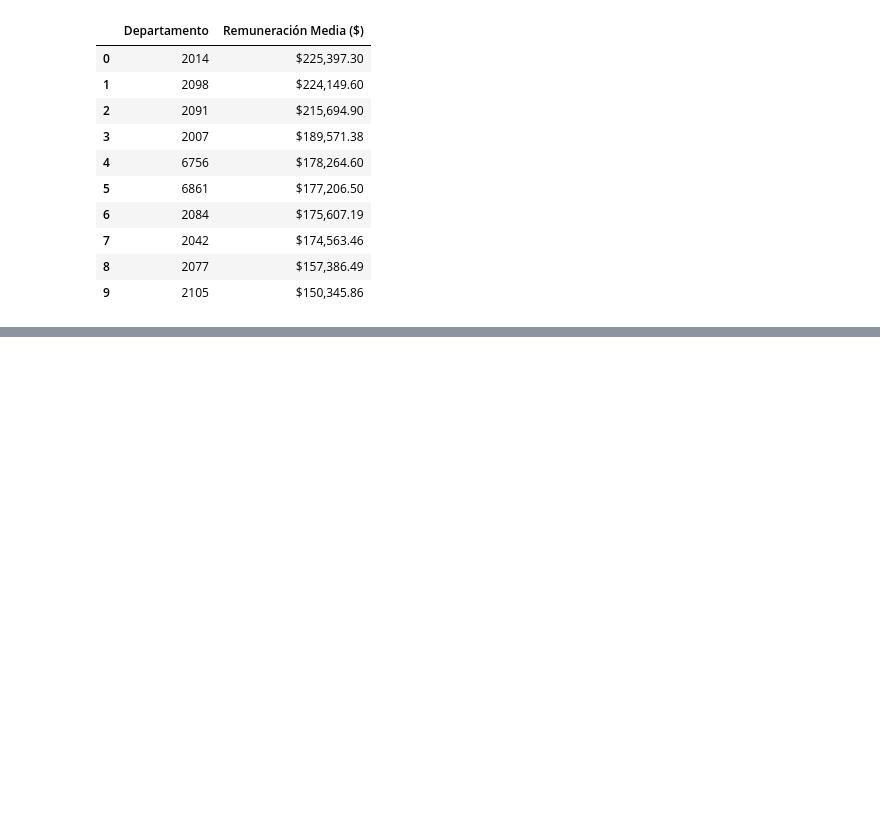
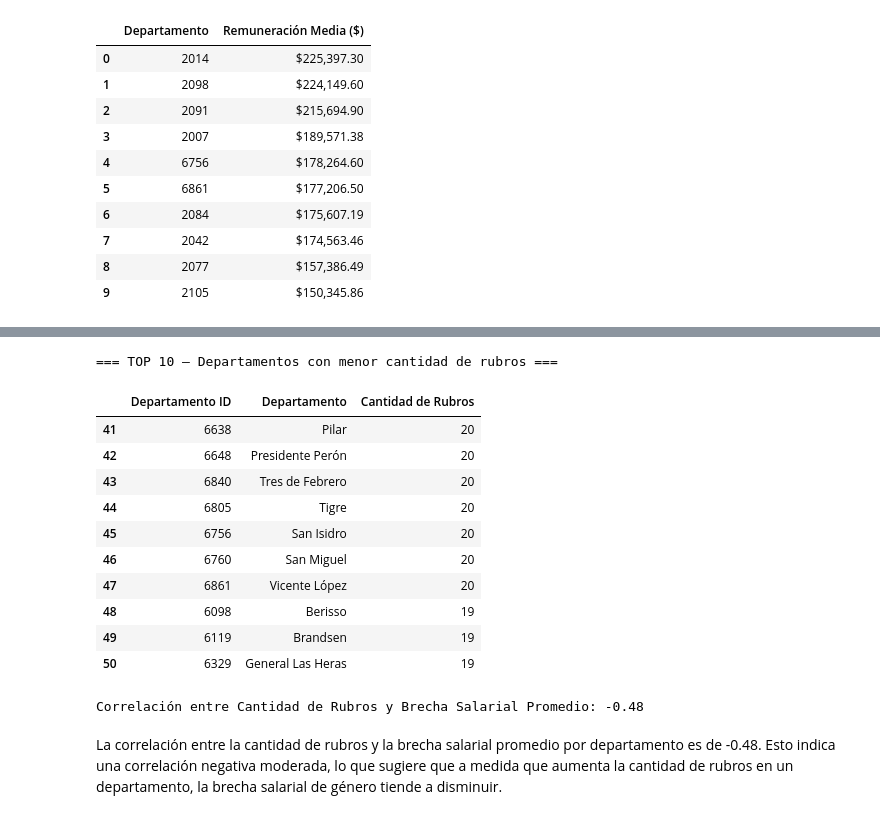
Before and after one commit to tost1n/Tp-laboratorio, a Jupyter notebook: Tp.ipynb, the cells around one changed output, grey strips where cells are left out. Drawn from its saved outputs; the diff is of its cells as text; code cells hidden in the pictures; blank space fills up the shorter version.

```diff
--- a/Tp.ipynb
+++ b/Tp.ipynb
@@ -435,0 +404,38 @@ display(groupby_salario.head(10).style
+# %%
+print("=== TOP 10 — Departamentos con menor cantidad de rubros ===")
+display(groupby_rubros.tail(10).style
+    .background_gradient(subset=['Cantidad de Rubros'], cmap='Blues_r')
+    .set_properties(**{'text-align': 'center'})
+)
+# %% [output]
+=== TOP 10 — Departamentos con menor cantidad de rubros ===
+|  | Departamento ID | Departamento | Cantidad de Rubros |
+| 41 | 6638 | Pilar | 20 |
+| 42 | 6648 | Presidente Perón | 20 |
+| 43 | 6840 | Tres de Febrero | 20 |
+| 44 | 6805 | Tigre | 20 |
+| 45 | 6756 | San Isidro | 20 |
+| 46 | 6760 | San Miguel | 20 |
+| 47 | 6861 | Vicente López | 20 |
+| 48 | 6098 | Berisso | 19 |
+| 49 | 6119 | Brandsen | 19 |
+| 50 | 6329 | General Las Heras | 19 |
+# %%
+groupby_brecha_salarial = (
+    DF_limpio.groupby(['departamento_id', 'departamento'])['Brecha_Salarial_Genero']
+    .mean()
+    .reset_index()
+)
+
+groupby_brecha_salarial.columns = ['Departamento ID', 'Departamento', 'Brecha Salarial Promedio']
+
+# Combinar con la tabla groupby_rubros existente
+tabla_final = pd.merge(groupby_rubros, groupby_brecha_salarial[['Departamento ID', 'Brecha Salarial Promedio']], on='Departamento ID', how='left')
+
+correlation = tabla_final['Cantidad de Rubros'].corr(tabla_final['Brecha Salarial Promedio'])
+
+print(f"Correlación entre Cantidad de Rubros y Brecha Salarial Promedio: {correlation:.2f}")
+# %% [output]
+Correlación entre Cantidad de Rubros y Brecha Salarial Promedio: -0.48
+# %% [markdown]
+La correlación entre la cantidad de rubros y la brecha salarial promedio por departamento es de -0.48. Esto indica una correlación negativa moderada, lo que sugiere que a medida que aumenta la cantidad de rubros en un departamento, la brecha salarial de género tiende a disminuir.
```
Also changed, not shown: parts of 10 cells of this notebook.
